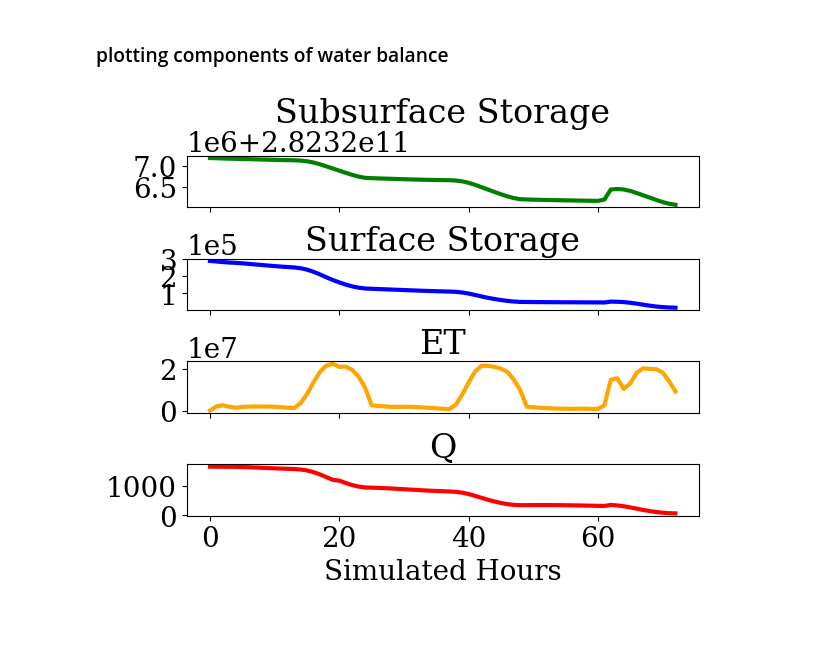
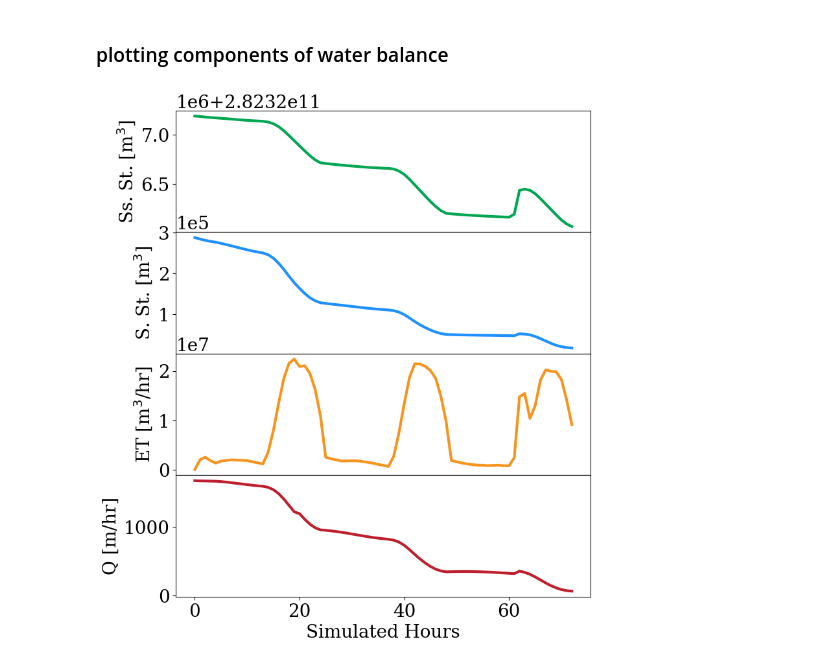
Before and after one commit to mashadab/ParFlow-project, a Jupyter notebook: little_washita/Simulation_Analysis.ipynb, the cells around one changed output. Cells and saved outputs as stored; diff of their text form; code cells hidden in the pictures; blank space fills up the shorter version.

```diff
--- a/little_washita/Simulation_Analysis.ipynb
+++ b/little_washita/Simulation_Analysis.ipynb
@@ -158,23 +206,25 @@ plt.show()
 ### plotting components of water balance
 # %%
 #plotting components of water balance
-fig, axs = plt.subplots(4, sharex=True)
+fig, axs = plt.subplots(4, sharex=True, figsize=(8,10) , dpi=100)
 #fig.suptitle('Little Washita Water Balance')
-axs[0].plot(subsurface_storage, linewidth=3, color = "green")
-axs[0].set_title("Subsurface Storage")
-axs[1].plot(surface_storage, linewidth=3, color = "blue")
-axs[1].set_title("Surface Storage")
-axs[2].plot(et, linewidth=3, color = "orange")
-axs[2].set_title("ET")
-axs[3].plot(overland_flow[:,24,50], linewidth=3, color = "red")
-axs[3].set_title("Q")
+axs[0].plot(subsurface_storage, linewidth=3, color = green)
+axs[0].set_ylabel("Ss. St. [m$^3$]")
+axs[1].plot(surface_storage, linewidth=3, color = blue)
+axs[1].set_ylabel("S. St. [m$^3$]")
+axs[2].plot(et, linewidth=3, color = orange)
+axs[2].set_ylabel("ET [m$^3$/hr]")
+axs[3].plot(overland_flow[:,24,50], linewidth=3, color = red)
+axs[3].set_ylabel("Q [m/hr]")
 plt.xlabel('Simulated Hours')
 plt.subplots_adjust(left=0.1,
                     bottom=0.1,
                     right=0.9,
                     top=0.85,
-                    wspace=0.7,
-                    hspace=1.0)
+                    wspace=0.0,
+                    hspace=0.0)
 axs[1].ticklabel_format(axis='y', style='sci', scilimits=(0,0))
+plt.savefig(f'little_washita_time{icount}hr_sim_type{sim_type}_storage.pdf',bbox_inches='tight', dpi = 600)
+np.savez(f'little_washita_time{icount}hr_sim_type{sim_type}_storage',subsurface_storage,surface_storage,et,overland_flow)
 # %% [output]
-[figure, old version]
+[figure, new version]
```
Also changed, not shown: parts of 4 cells of this notebook, 1 other file.
